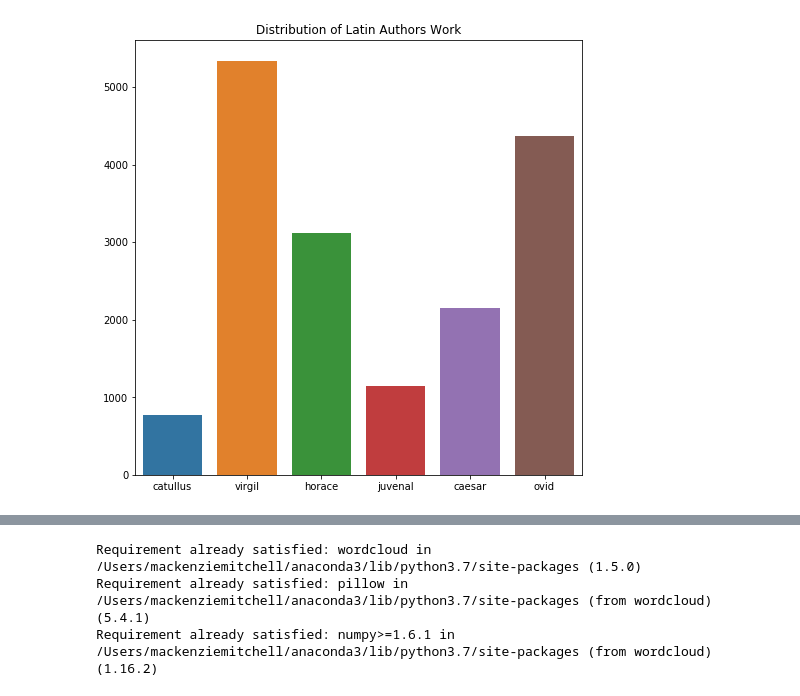
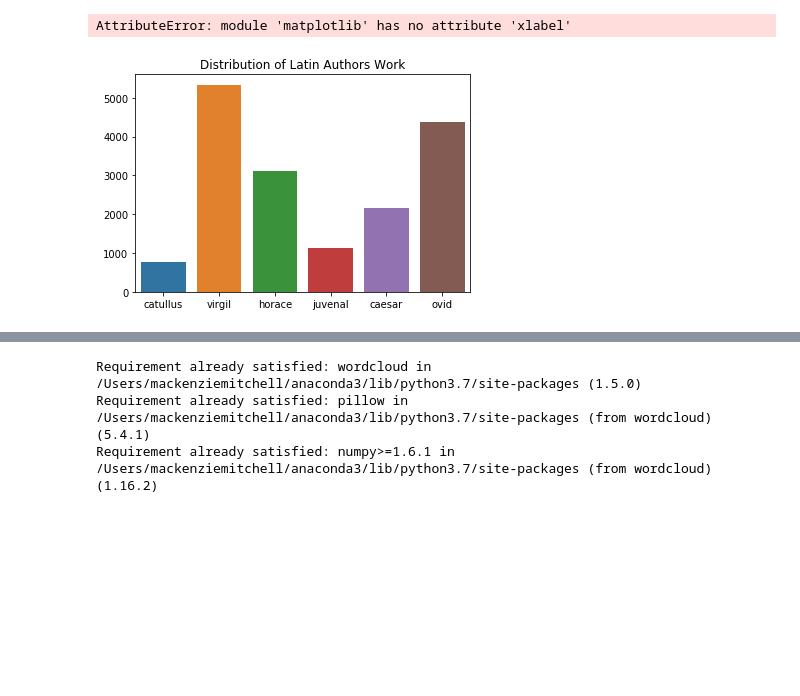
Before and after one commit to mackenziemitchell6/PoetaQuae, a Jupyter notebook: NoCicero.ipynb, the cells around one changed output, grey strips where cells are left out. Drawn from its saved outputs; the diff is of its cells as text; code cells hidden in the pictures; blank space fills up the shorter version.

```diff
--- a/NoCicero.ipynb
+++ b/NoCicero.ipynb
@@ -74,11 +77,15 @@ histdicWCic=defaultdict(int)
 for a in authy:
     histdicWCic[a]+=1
 # %%
-plt.figure(figsize=(8,8))
+from matplotlib.figure import Figure
+Figure(figsize=(8,8))
 sns.barplot(x=list(histdic.keys()),y=list(histdic.values())).set_title('Distribution of Latin Authors Work')
+plt.xlabel('Author')
+plt.ylabel('Number of sentences')
 plt.savefig('distributionNew.png',format='png')
 # %% [output]
+AttributeError: module 'matplotlib' has no attribute 'xlabel'
-[figure, old version]
+[figure, new version]
 # %%
 plt.figure(figsize=(8,8))
 sns.barplot(x=list(histdicWCic.keys()),y=list(histdicWCic.values())).set_title('Distribution of Latin Authors Work')
```
Also changed, not shown: parts of 10 cells of this notebook, 25 other files.
